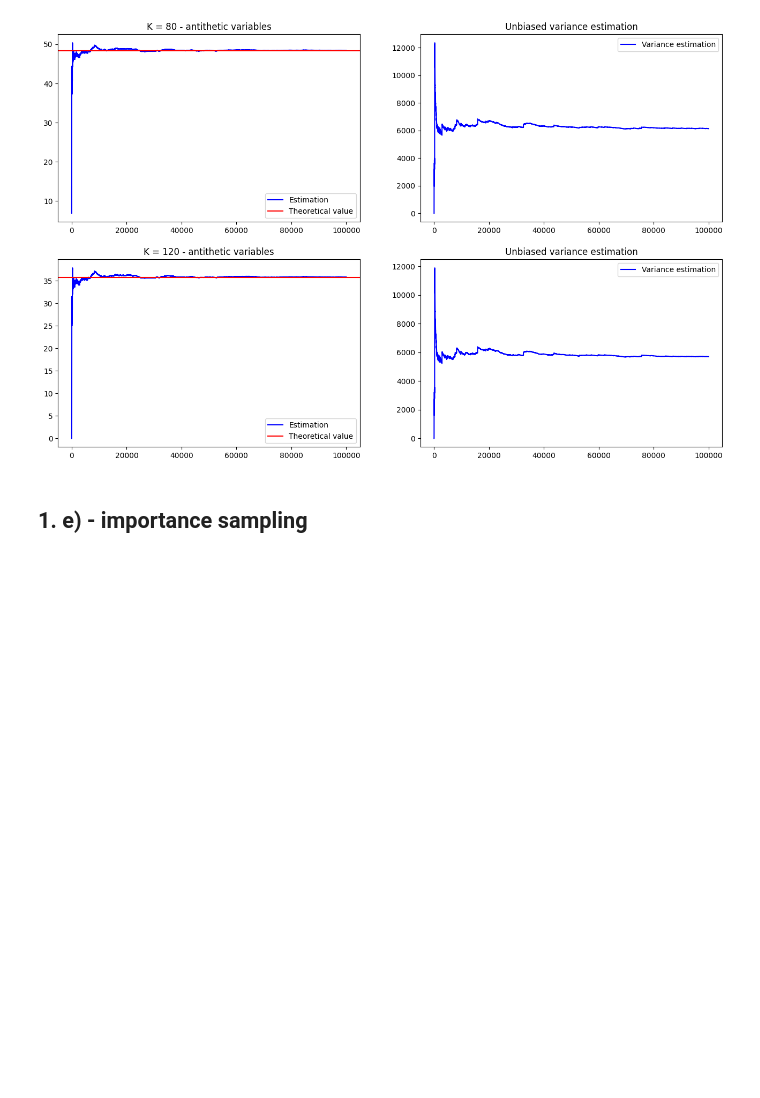
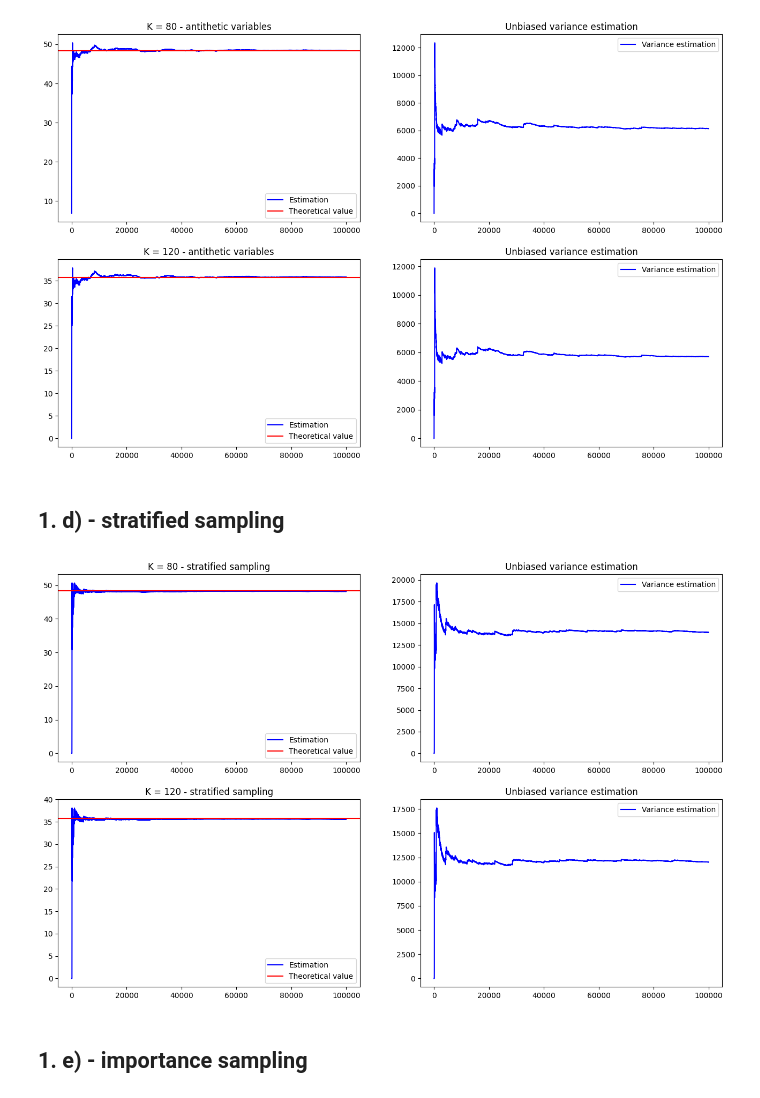
Before and after one commit to AntoniKingston/WdMF, a Jupyter notebook: Lab6/lab6.ipynb, the cells around one changed output. Saved outputs shown, nothing was run; the diff lists cells and outputs as text; code cells hidden in the pictures; blank space fills up the shorter version.

```diff
--- a/Lab6/lab6.ipynb
+++ b/Lab6/lab6.ipynb
@@ -160,6 +182,50 @@ merged_estimates_2/=mean_maker
 visualize_method([CALL_1_THEO, CALL_2_THEO], [merged_estimates_1, merged_estimates_2], [merged_variances_1, merged_variances_2], [80,120], 'antithetic variables')
 # %% [output]
 [figure]
+# %% [markdown]
+## 1. d) - stratified sampling
+# %%
+# wyekstrahujmy jednstostajną losowość z naszej normalnej próbki
+uniforms = norm.cdf(randoms)
+k = 100
+subsamples = [[] for _ in range(k)]
+for i in range(k):
+    for j in range(n_samples//k):
+        idx = i*k + j
+        sample = uniforms[idx]
+        normal_sample = norm.ppf((i+sample)/k)
+        subsamples[i].append(normal_sample)
+samples_collected = []
+for j in range(n_samples//k):
+    for i in range(k):
+        samples_collected.append(subsamples[i][j])
+# nowe źródło losowości N(0,1) pobrókowane przedziałami przetasowane
+samples_collected = np.array(samples_collected)
+
+stratified_exponent = (sg*np.sqrt(T) * samples_collected) + (r - (sg**2)/2)*T
+stratified_stock_prices = S_0*np.exp(stratified_exponent)
+
+stratified_call_payoffs1 = stratified_stock_prices - K_1
+stratified_call_payoffs2 = stratified_stock_prices - K_2
+
+stratified_call_payoffs1[stratified_call_payoffs1 < 0] = 0
+stratified_call_payoffs2[stratified_call_payoffs2 < 0] = 0
+
+stratified_call_payoffs1 *= np.exp(-r*T)
+stratified_call_payoffs2 *= np.exp(-r*T)
+
+stratified_variances1 = calculate_cumulative_variance(stratified_call_payoffs1)
+stratified_estimates1 = np.cumsum(stratified_call_payoffs1)
+stratified_estimates1/=mean_maker
+
+stratified_variances2 = calculate_cumulative_variance(stratified_call_payoffs2)
+stratified_estimates2 = np.cumsum(stratified_call_payoffs2)
+stratified_estimates2/=mean_maker
+# %%
+visualize_method([CALL_1_THEO, CALL_2_THEO], [stratified_estimates1, stratified_estimates2], [stratified_variances1, stratified_variances2], [80,120], 'stratified sampling')
+#płaskie wykresy wariancji mogą być zasługą bardziej tasowania niż warstwowania, violin-ploty prawdę powiedzą
+# %% [output]
+[figure, added]
 # %% [markdown]
 ## 1. e) - importance sampling
 # %%
```
Also changed, not shown: parts of 9 cells of this notebook.
